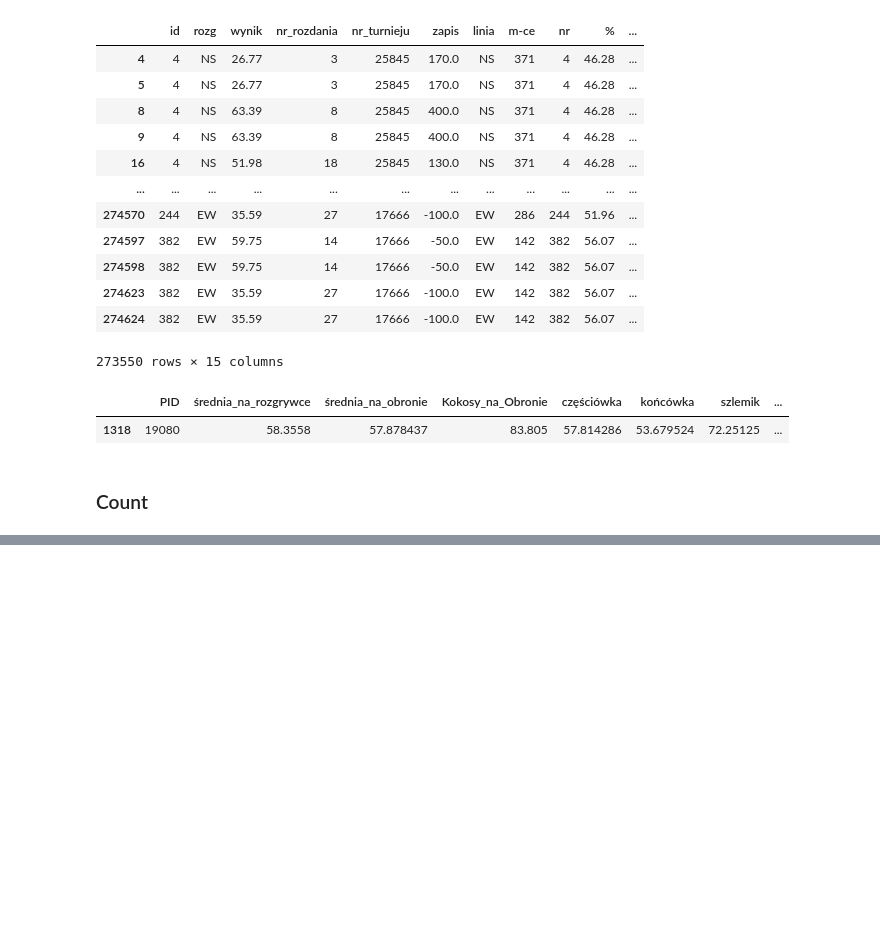
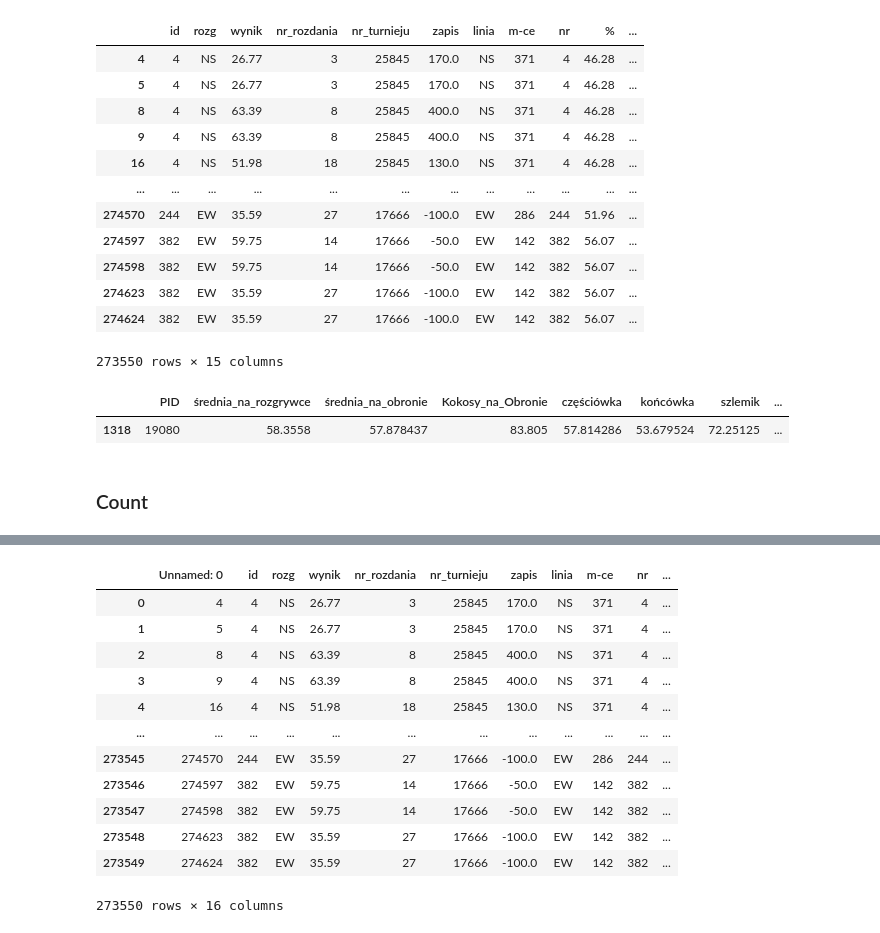
Before and after one commit to pokonek/BridgeApp, a Jupyter notebook: Web scrapping.ipynb, the cells around one changed output, grey strips where cells are left out. Drawn from its saved outputs; the diff is of its cells as text; code cells hidden in the pictures; blank space fills up the shorter version.

Commit message:
Ostateczne statystyki+ 1 proba ML

```diff
--- a/Web scrapping.ipynb
+++ b/Web scrapping.ipynb
@@ -699,0 +702,5 @@ koniec.to_csv("Ostateczne.csv")
+# %%
+df_scores=pd.read_csv("Ostateczne.csv")
+df_all=pd.read_csv("proba.csv")
+df_stats=pd.read_csv("statystyki_vol1.csv")
+df_players=pd.read_csv("Lista_Zawodnikow.csv")
@@ -699,0 +936,16 @@ koniec.to_csv("Ostateczne.csv")
+# %%
+df_all
+# %% [output]
+|  | Unnamed: 0 | id | rozg | wynik | nr_rozdania | nr_turnieju | zapis | linia | m-ce | nr | ... |
+| 0 | 4 | 4 | NS | 26.77 | 3 | 25845 | 170.0 | NS | 371 | 4 | ... |
+| 1 | 5 | 4 | NS | 26.77 | 3 | 25845 | 170.0 | NS | 371 | 4 | ... |
+| 2 | 8 | 4 | NS | 63.39 | 8 | 25845 | 400.0 | NS | 371 | 4 | ... |
+| 3 | 9 | 4 | NS | 63.39 | 8 | 25845 | 400.0 | NS | 371 | 4 | ... |
+| 4 | 16 | 4 | NS | 51.98 | 18 | 25845 | 130.0 | NS | 371 | 4 | ... |
+| ... | ... | ... | ... | ... | ... | ... | ... | ... | ... | ... | ... |
+| 273545 | 274570 | 244 | EW | 35.59 | 27 | 17666 | -100.0 | EW | 286 | 244 | ... |
+| 273546 | 274597 | 382 | EW | 59.75 | 14 | 17666 | -50.0 | EW | 142 | 382 | ... |
+| 273547 | 274598 | 382 | EW | 59.75 | 14 | 17666 | -50.0 | EW | 142 | 382 | ... |
+| 273548 | 274623 | 382 | EW | 35.59 | 27 | 17666 | -100.0 | EW | 142 | 382 | ... |
+| 273549 | 274624 | 382 | EW | 35.59 | 27 | 17666 | -100.0 | EW | 142 | 382 | ... |
+273550 rows × 16 columns
```
Also changed, not shown: parts of 59 cells of this notebook, 4 other files.
